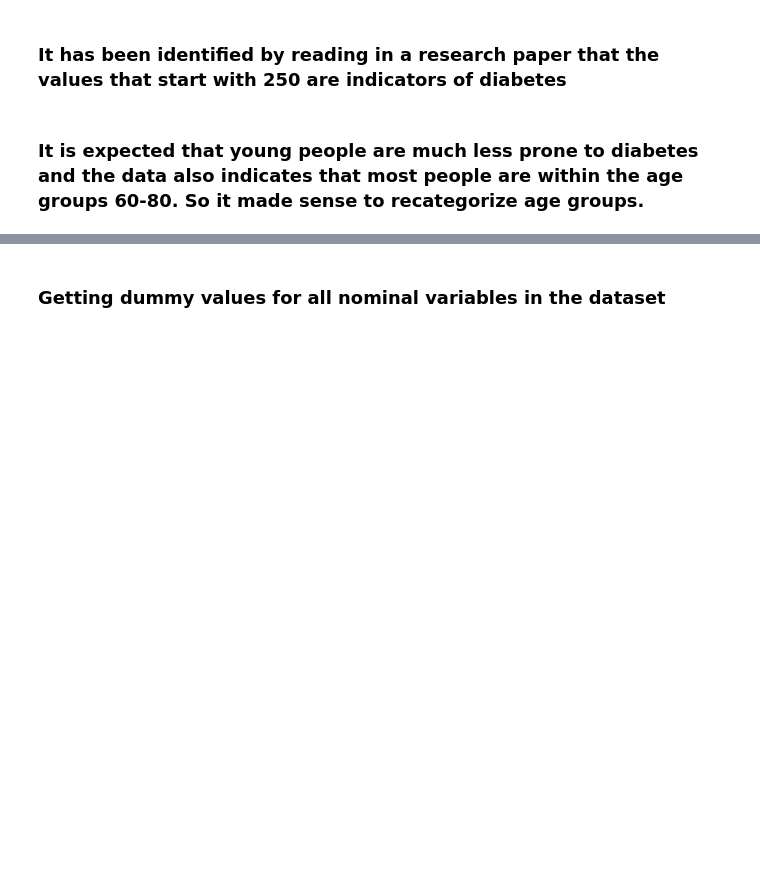
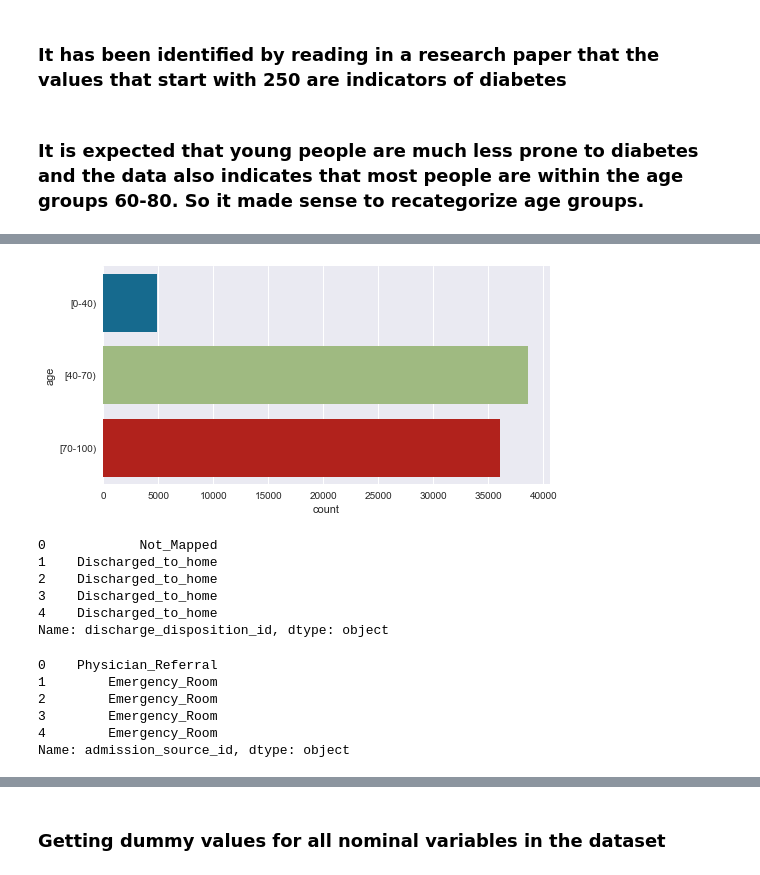
Before and after one commit to Aditya2810/Aditya, a Jupyter notebook: Aditya/Python/Diabetes Readmission/Diabetes_readmission.ipynb, the cells around one changed output, grey strips where cells are left out. Cells and saved outputs as stored; diff of their text form; code cells hidden in the pictures; blank space fills up the shorter version.

```diff
--- a/Aditya/Python/Diabetes Readmission/Diabetes_readmission.ipynb
+++ b/Aditya/Python/Diabetes Readmission/Diabetes_readmission.ipynb
@@ -85,5 +109,3 @@ data['diag_1'] = pd.Series([1 if val.startswith('250') else 0 for val in data['d
 # %%
-data['age'] = pd.Series(['[0-50)' if val in ['[0-10)', '[10-20)', '[20-30)', '[30-40)', '[40-50)'] else val
-                         for val in data['age']], index=data.index)
-data['age'] = pd.Series(['[80-100)' if val in ['[80-90)', '[90-100)'] else val
-                         for val in data['age']], index=data.index)
+data['age'] = ['[0-40)' if val in ['[0-10)', '[10-20)', '[20-30)', '[30-40)'] else ('[40-70)' if val in ['[40-50)',  '[50-60)', '[60-70)']
+               else '[70-100)') for val in data['age']]
@@ -92,9 +112,55 @@ data['age'] = pd.Series(['[80-100)' if val in ['[80-90)', '[90-100)'] else val
-# %%
-data['discharge_disposition_id'] = pd.Series(['Home' if val == 1 else 'Other'
-                                              for val in data['discharge_disposition_id']], index=data.index)
-# %%
-data['admission_source_id'] = pd.Series(['ER' if val == 7 else 'Other'
-                                              for val in data['admission_source_id']], index=data.index)
-# %%
-data['admission_type_id'] = pd.Series(['Emergency' if val == 1 else 'Other'
-                                              for val in data['admission_type_id']], index=data.index)
+# %%
+sn.set_style('darkgrid')
+fig=plt.figure(figsize=(8,4))
+ax=sn.countplot(y="age",data=data)
+
+plt.show()
+# %% [output]
+[figure, added]
+# %%
+discharge_types = ['Discharged_to_home','Discharged/transferred_to_another_short_term_hospital','Discharged/transferred_to_SNF',
+                   'Discharged/transferred_to_ICF','Discharged/transferred_to_another_type_of_inpatient_care_institution',
+                   'Discharged/transferred_to_home_with_home_health_service','Left_AMA',
+                   'Discharged/transferred_to_home_under_care_of_Home_IV_provider','Admitted_as_an_inpatient_to_this_hospital',
+                   'Neonate_discharged_to_another_hospital_for_neonatal_aftercare','Expired',
+                   'Still_patient_or_expected_to_return_for_outpatient_services','Hospice/home','Hospice/medical_facility',
+                   'Discharged/transferred_within_this_institution_to_Medicare_approved_swing_bed',
+                   'Discharged/transferred/referred_another_institution_for_outpatient_services',
+                   'Discharged/transferred/referred_to_this_institution_for_outpatient_services','NULL','Expired_at_home',
+                   'Expired_in_a_medical_facility','Expired_place_unknown',
+                   'Discharged/transferred_to_another_rehab_fac_including_rehab_units_of_a_hospital',
+                   'Discharged/transferred_to_a_long_term_care_hospital',
+                   'Discharged/transferred_to_a_nursing_facility_certified_under_Medicaid_but_not_certified_under_Medicare',
+                   'Not_Mapped','Unknown/Invalid',
+                   'Discharged/transferred_to_another_Type_of_Health_Care_Institution_not_Defined_Elsewhere',
+                   'Discharged/transferred_to_a_federal_health_care_facility',
+                   'Discharged/transferred/referred_to_a_psychiatric_hospital_of_psychiatric_distinct_part_unit_of_a_hospital',
+                   'Discharged/transferred_to_a_Critical_Access_Hospital']
+
+data.discharge_disposition_id.replace(list(range(1,len(discharge_types)+1)),discharge_types, inplace=True)
+data.discharge_disposition_id.head()
+# %% [output]
+0            Not_Mapped
+1    Discharged_to_home
+2    Discharged_to_home
+3    Discharged_to_home
+4    Discharged_to_home
+Name: discharge_disposition_id, dtype: object
+# %%
+admission_sources = ['Physician_Referral','Clinic_Referral','HMO_Referral','Transfer_from_a_hospital',
+                     'Transfer_from_a_Skilled_Nursing_Facility_(SNF)','Transfer_from_another_health_care_facility',
+                     'Emergency_Room','Court/Law_Enforcement','Not_Available','Transfer_from_critial_access_hospital',
+                     'Normal_Delivery','Premature_Delivery','Sick_Baby','Extramural_Birth','Not_Available','NULL',
+                     'Transfer_From_Another_Home_Health_Agency','Readmission_to_Same_Home_Health_Agency','Not_Mapped',
+                     'Unknown/Invalid','Transfer_from_hospital_inpt/same_fac_reslt_in_a_sep_claim','Born_inside_this_hospital',
+                     'Born_outside_this_hospital','Transfer_from_Ambulatory_Surgery_Center','Transfer_from_Hospice']
+
+data.admission_source_id.replace(list(range(1,len(admission_sources)+1)),admission_sources, inplace=True)
+data.admission_source_id.head()
+# %% [output]
+0    Physician_Referral
+1        Emergency_Room
+2        Emergency_Room
+3        Emergency_Room
+4        Emergency_Room
+Name: admission_source_id, dtype: object
```
Also changed, not shown: parts of 55 cells of this notebook.
